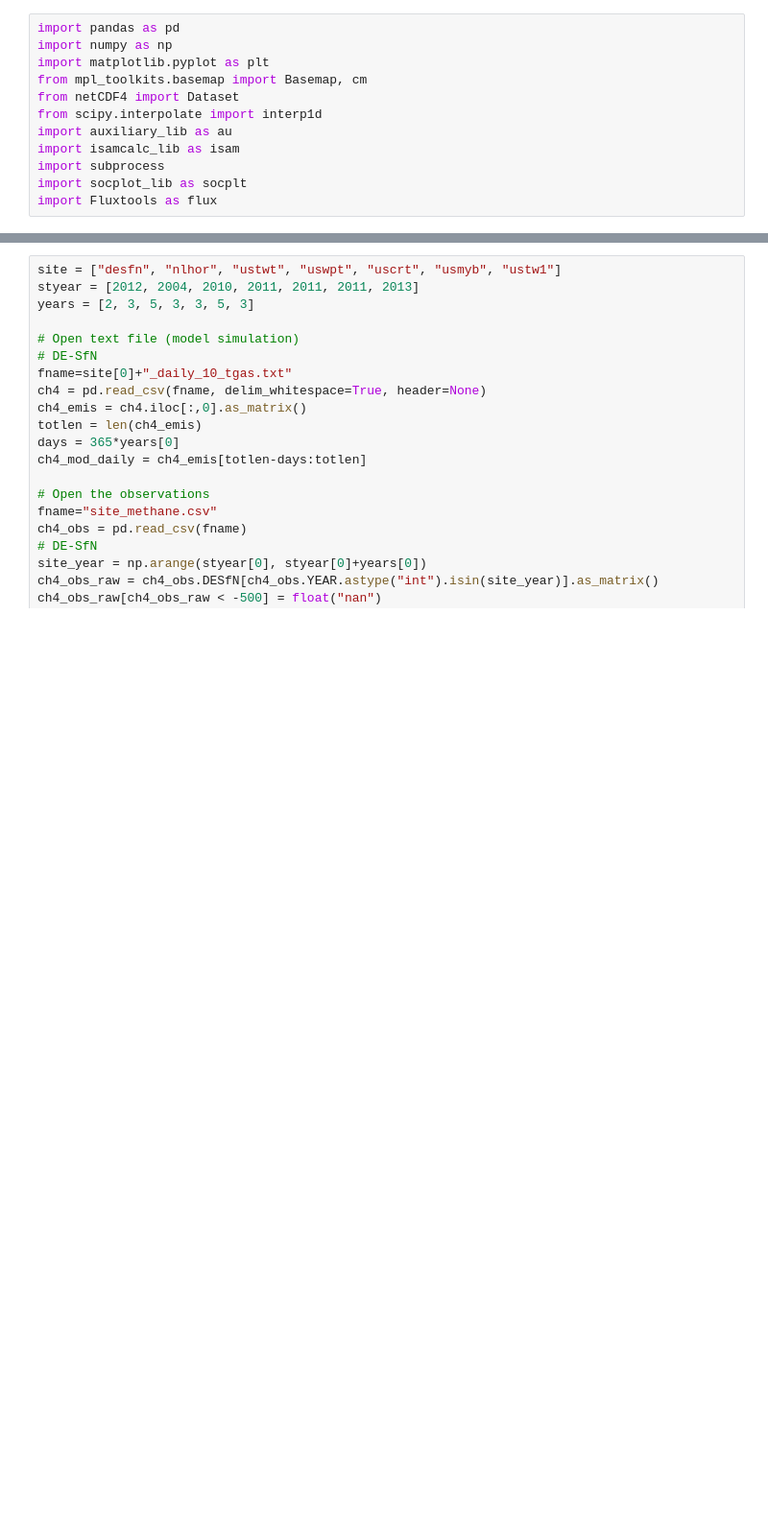
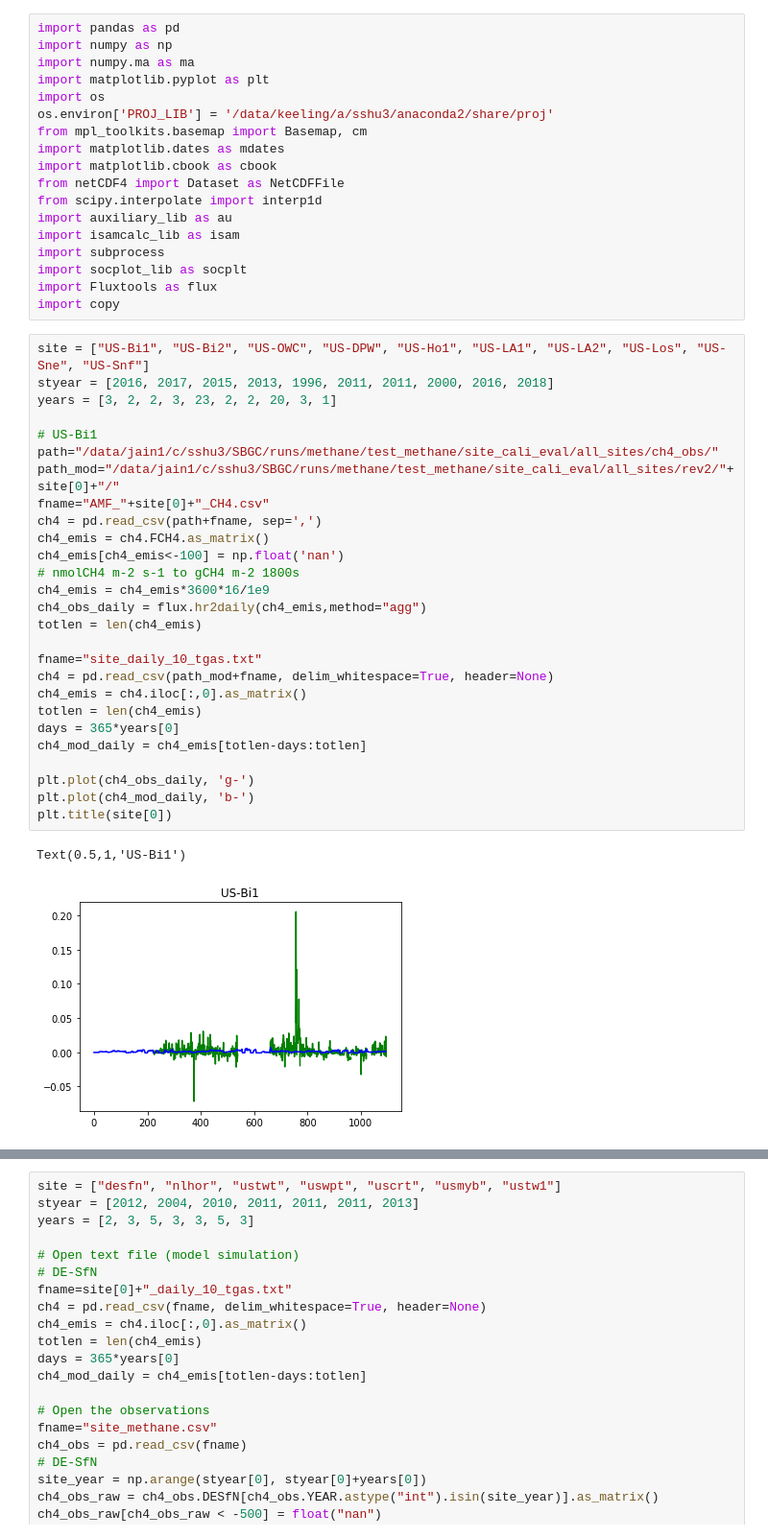
Before and after one commit to goose888/SBGC, a Jupyter notebook: data/CONUS_CH4/CH4_site_plot.ipynb, the cells around one changed output, grey strips where cells are left out. Shown: that part at 96% size. Cells and saved outputs as stored; diff of their text form; blank space fills up the shorter version.

Commit message:
Update new notebooks for data processing

```diff
--- a/data/CONUS_CH4/CH4_site_plot.ipynb
+++ b/data/CONUS_CH4/CH4_site_plot.ipynb
@@ -1,12 +1,48 @@
 # %%
 import pandas as pd
 import numpy as np
+import numpy.ma as ma
 import matplotlib.pyplot as plt
+import os
+os.environ['PROJ_LIB'] = '/data/keeling/a/sshu3/anaconda2/share/proj'
 from mpl_toolkits.basemap import Basemap, cm
-from netCDF4 import Dataset
+import matplotlib.dates as mdates
+import matplotlib.cbook as cbook
+from netCDF4 import Dataset as NetCDFFile
 from scipy.interpolate import interp1d
 import auxiliary_lib as au
 import isamcalc_lib as isam
 import subprocess
 import socplot_lib as socplt
 import Fluxtools as flux
+import copy
+# %%
+site = ["US-Bi1", "US-Bi2", "US-OWC", "US-DPW", "US-Ho1", "US-LA1", "US-LA2", "US-Los", "US-Sne", "US-Snf"]
+styear = [2016, 2017, 2015, 2013, 1996, 2011, 2011, 2000, 2016, 2018]
+years = [3, 2, 2, 3, 23, 2, 2, 20, 3, 1]
+
+# US-Bi1
+path="/data/jain1/c/sshu3/SBGC/runs/methane/test_methane/site_cali_eval/all_sites/ch4_obs/"
+path_mod="/data/jain1/c/sshu3/SBGC/runs/methane/test_methane/site_cali_eval/all_sites/rev2/"+site[0]+"/"
+fname="AMF_"+site[0]+"_CH4.csv"
+ch4 = pd.read_csv(path+fname, sep=',')
+ch4_emis = ch4.FCH4.as_matrix()
+ch4_emis[ch4_emis<-100] = np.float('nan')
+# nmolCH4 m-2 s-1 to gCH4 m-2 1800s
+ch4_emis = ch4_emis*3600*16/1e9
+ch4_obs_daily = flux.hr2daily(ch4_emis,method="agg")
+totlen = len(ch4_emis)
+
+fname="site_daily_10_tgas.txt"
+ch4 = pd.read_csv(path_mod+fname, delim_whitespace=True, header=None)
+ch4_emis = ch4.iloc[:,0].as_matrix()
+totlen = len(ch4_emis)
+days = 365*years[0]
+ch4_mod_daily = ch4_emis[totlen-days:totlen]
+
+plt.plot(ch4_obs_daily, 'g-')
+plt.plot(ch4_mod_daily, 'b-')
+plt.title(site[0])
+# %% [output]
+Text(0.5,1,'US-Bi1')
+[figure, added]
```
Also changed, not shown: parts of 42 cells of this notebook, 35 other files.
